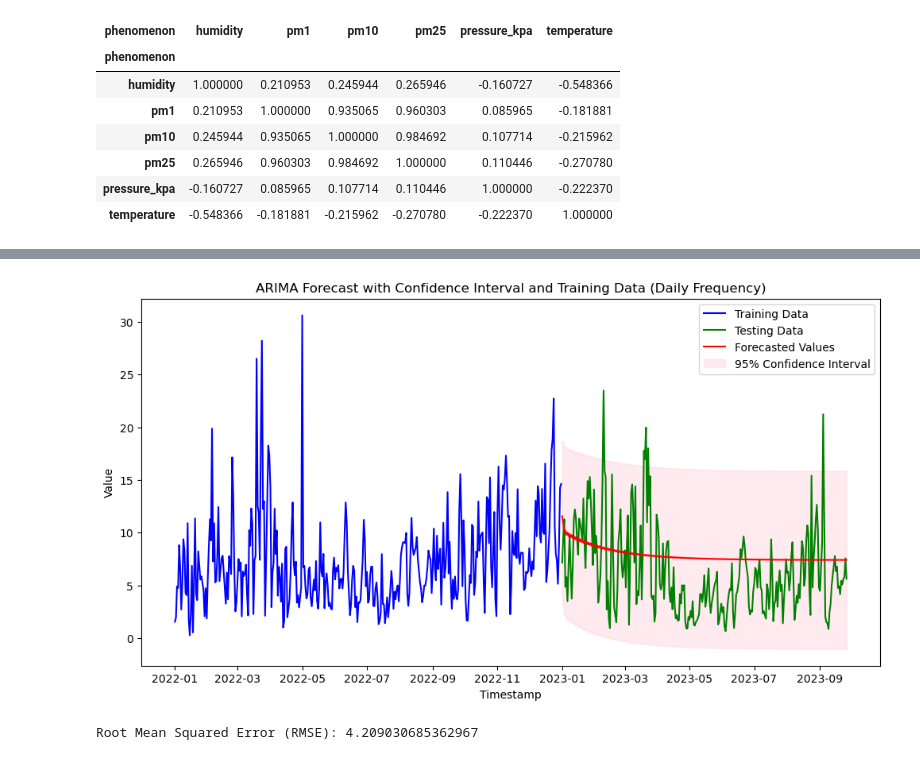
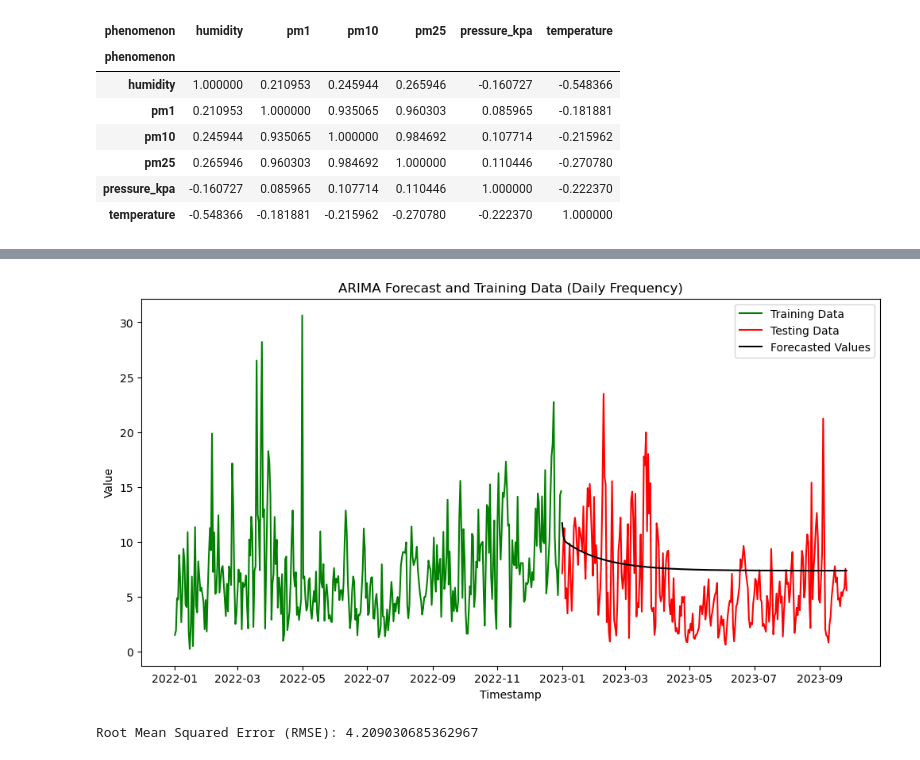
Before and after one commit to avept/MathModeling, a Jupyter notebook: Lab1_new.ipynb, the cells around one changed output, grey strips where cells are left out. Cells and saved outputs as stored; diff of their text form; code cells hidden in the pictures.

```diff
--- a/Lab1_new.ipynb
+++ b/Lab1_new.ipynb
@@ -161,8 +157,5 @@ phenomenon_values.corr()
 | pressure_kpa | -0.160727 | 0.085965 | 0.107714 | 0.110446 | 1.000000 | -0.222370 |
 | temperature | -0.548366 | -0.181881 | -0.215962 | -0.270780 | -0.222370 | 1.000000 |
 # %%
-pm1_df = df[df['phenomenon'] == 'pm1']
-pm10_df = df[df['phenomenon'] == 'pm10']
-pm1_df = pm1_df.sort_values('hour')
-pm10_df = pm10_df.sort_values('hour')
-pm1_df
+pm1_df = df[df['phenomenon'] == 'pm1'].sort_values('hour')
+pm10_df = df[df['phenomenon'] == 'pm10'].sort_values('hour')
@@ -238,30 +203,24 @@ plt.show()
 # %%
-p, d, q = 3, 0, 2
+p, d, q = 2, 0, 2
 model = ARIMA(daily_train_data, order=(p, d, q))
 model_fit = model.fit()
 # %%
 forecast_steps = len(daily_test_data)
-forecast_results = model_fit.predict(start=len(daily_train_data), end=len(daily_train_data) + forecast_steps - 1, typ='levels', dynamic=True)
-forecast_values = forecast_results
-confidence_intervals = model_fit.get_forecast(steps=forecast_steps).conf_int()
+forecast_results = model_fit.predict(start=len(daily_train_data), end=len(daily_train_data) + forecast_steps - 1, dynamic=True)
 forecast_index = pd.date_range(start='2022-12-01', periods=forecast_steps + len(daily_train_data) - 1, freq='D')
-forecast_df = pd.DataFrame({'forecasted_value': forecast_values,
-                            'lower_confidence': confidence_intervals.iloc[:, 0],
-                            'upper_confidence': confidence_intervals.iloc[:, 1]},
-                           index=forecast_index)
+forecast_df = pd.DataFrame({'forecasted_value': forecast_results}, index=forecast_index)
 # %%
 plt.figure(figsize=(12, 6))
-plt.plot(daily_train_data, label='Training Data', color='blue')
-plt.plot(daily_test_data, label='Testing Data', color='green')
-plt.plot(forecast_df.index, forecast_df['forecasted_value'], color='red', label='Forecasted Values')
-plt.fill_between(forecast_df.index, forecast_df['lower_confidence'], forecast_df['upper_confidence'], color='pink', alpha=0.3, label='95% Confidence Interval')
-plt.title('ARIMA Forecast with Confidence Interval and Training Data (Daily Frequency)')
+plt.plot(daily_train_data, label='Training Data', color='green')
+plt.plot(daily_test_data, label='Testing Data', color='red')
+plt.plot(forecast_df.index, forecast_df['forecasted_value'], color='black', label='Forecasted Values')
+plt.title('ARIMA Forecast and Training Data (Daily Frequency)')
 plt.xlabel('Timestamp')
 plt.ylabel('Value')
 plt.legend()
 plt.show()
 # %% [output]
-[figure, old version]
+[figure, new version]
 # %%
 mse = mean_squared_error(daily_test_data, forecast_values)
 rmse = np.sqrt(mse)
```
Also changed, not shown: parts of 14 cells of this notebook.
